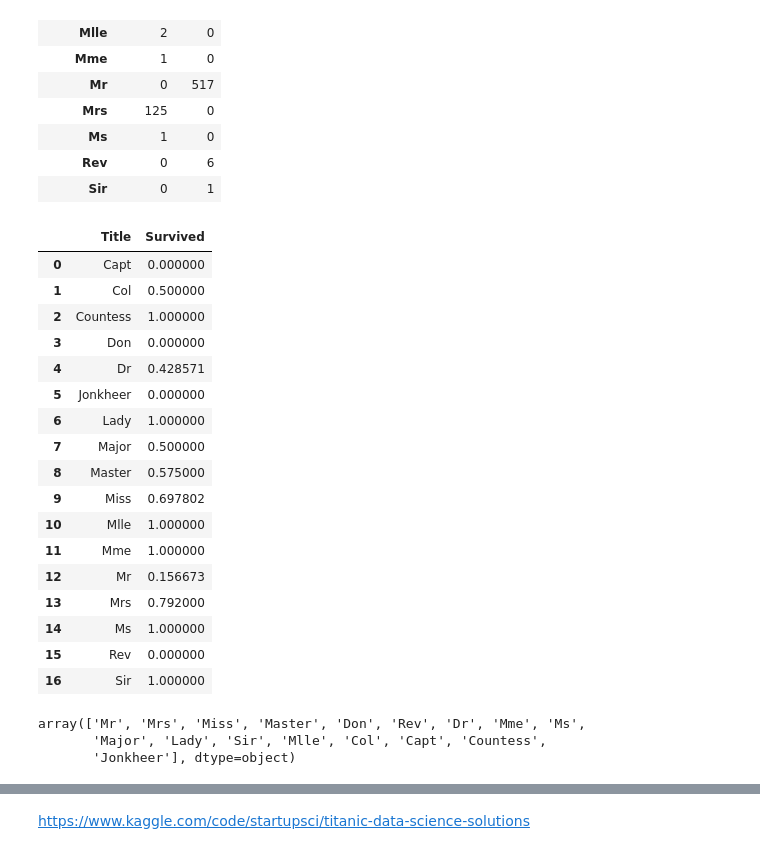
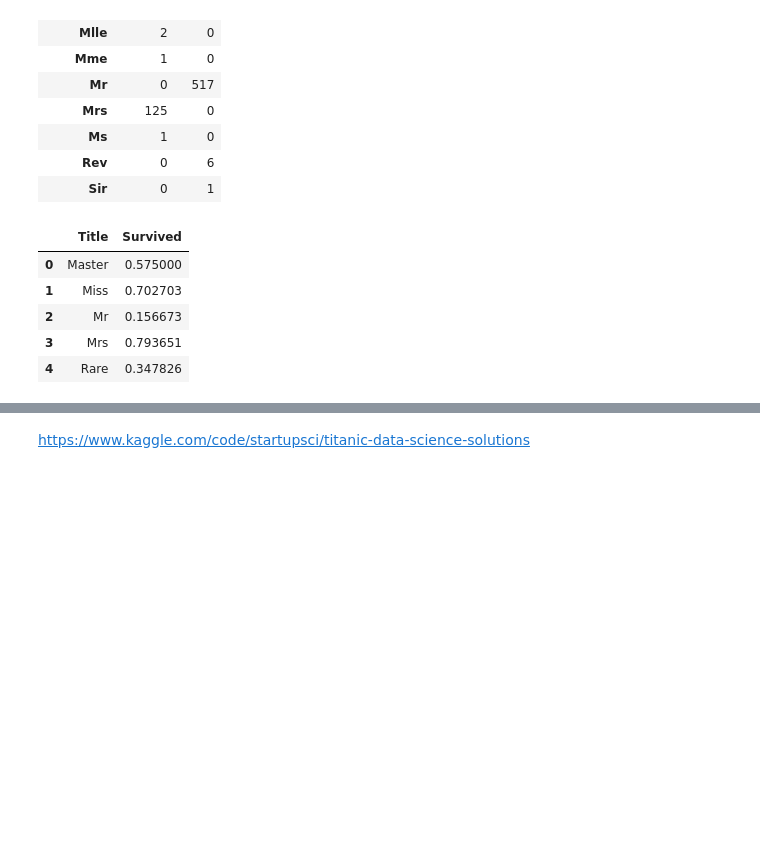
Before and after one commit to kim-bo-saeng/Data_analysis, a Jupyter notebook: titanic_classfication/titanic_analysis.ipynb, the cells around one changed output, grey strips where cells are left out. Drawn from its saved outputs; the diff is of its cells as text; code cells hidden in the pictures; blank space fills up the shorter version.

```diff
--- a/titanic_classfication/titanic_analysis.ipynb
+++ b/titanic_classfication/titanic_analysis.ipynb
@@ -360,36 +359,18 @@ pd.crosstab(train_df['Title'], train_df['Sex'])
 # %%
 # 많은 타이틀을 더 일반적인 이름으로 대체하거나 'Rare'로 분류할 수 있습니다.
 
-for dateset in combine:
+for dataset in combine:
     dataset['Title'] = dataset['Title'].replace(['Lady','Countess','Capt','Col','Don','Dr','Major','Rev','Sir','Jonkheer','Dona'],'Rare')
 
     dataset['Title'] = dataset['Title'].replace('Mlle','Miss')
     dataset['Title'] = dataset['Title'].replace('Ms','Miss')
     dataset['Title'] = dataset['Title'].replace('Mme','Mrs')
 
 train_df[['Title','Survived']].groupby(['Title'],as_index=False).mean()
 # %% [output]
 |  | Title | Survived |
-| 0 | Capt | 0.000000 |
-| 1 | Col | 0.500000 |
-| 2 | Countess | 1.000000 |
-| 3 | Don | 0.000000 |
-| 4 | Dr | 0.428571 |
-| 5 | Jonkheer | 0.000000 |
-| 6 | Lady | 1.000000 |
-| 7 | Major | 0.500000 |
-| 8 | Master | 0.575000 |
-| 9 | Miss | 0.697802 |
-| 10 | Mlle | 1.000000 |
-| 11 | Mme | 1.000000 |
-| 12 | Mr | 0.156673 |
-| 13 | Mrs | 0.792000 |
-| 14 | Ms | 1.000000 |
-| 15 | Rev | 0.000000 |
-| 16 | Sir | 1.000000 |
+| 0 | Master | 0.575000 |
+| 1 | Miss | 0.702703 |
+| 2 | Mr | 0.156673 |
+| 3 | Mrs | 0.793651 |
+| 4 | Rare | 0.347826 |
-# %%
-train_df['Title'].unique()
-# %% [output]
-array(['Mr', 'Mrs', 'Miss', 'Master', 'Don', 'Rev', 'Dr', 'Mme', 'Ms',
-       'Major', 'Lady', 'Sir', 'Mlle', 'Col', 'Capt', 'Countess',
-       'Jonkheer'], dtype=object)
```
Also changed, not shown: parts of 4 cells of this notebook.
